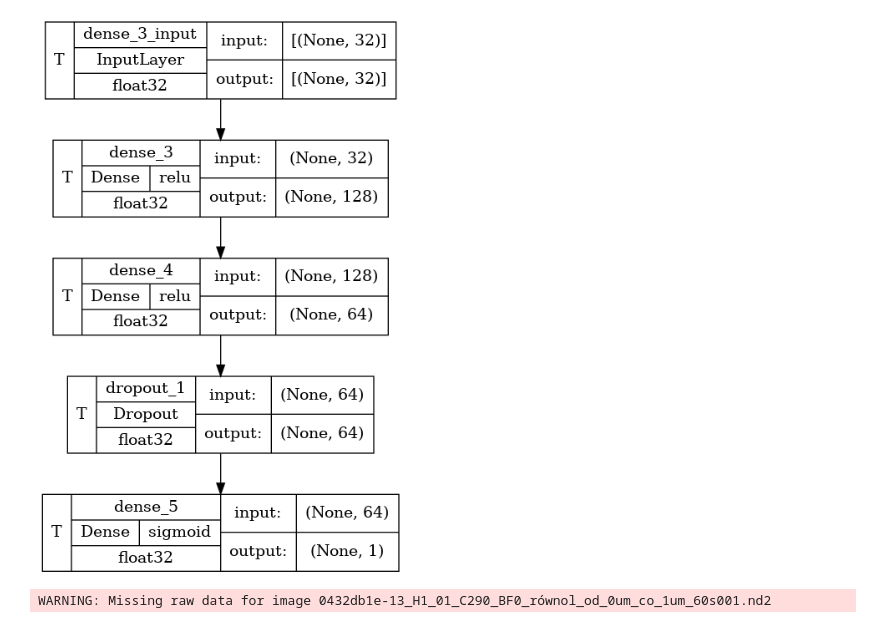
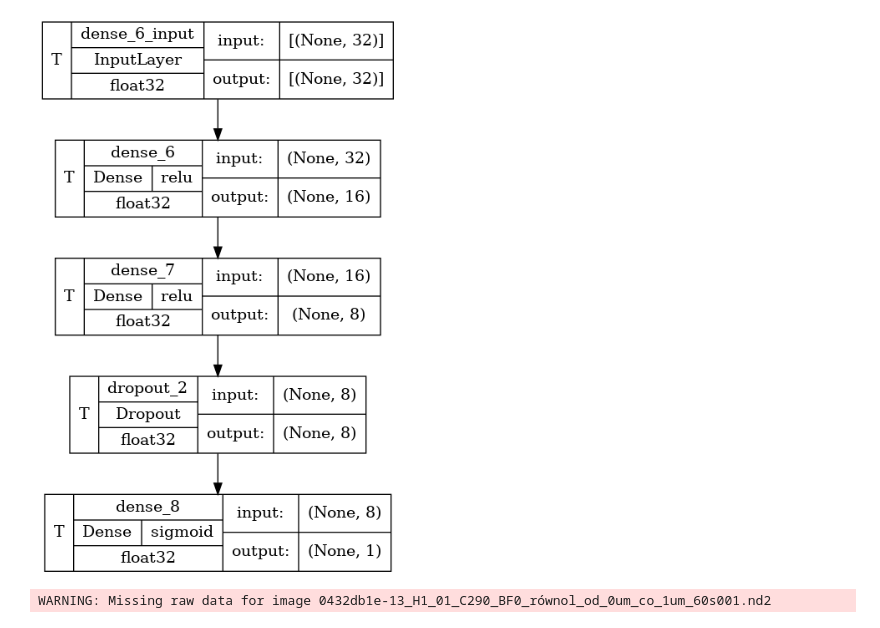
Before and after one commit to kildom/deprecated, a Jupyter notebook: test2.ipynb, the cells around one changed output. Saved outputs shown, nothing was run; the diff lists cells and outputs as text; code cells hidden in the pictures.

```diff
--- a/test2.ipynb
+++ b/test2.ipynb
@@ -17,24 +17,24 @@ To enable the following instructions: AVX2 FMA, in other operations, rebuild Ten
 # %%
 
 
 dropout = tf.keras.layers.Dropout(0.5)
 
 model = tf.keras.models.Sequential([
-  tf.keras.layers.Dense(128, activation='relu', input_shape=(32,)),
-  tf.keras.layers.Dense(64, activation='relu'),
+  tf.keras.layers.Dense(16, activation='relu', input_shape=(32,)),
+  tf.keras.layers.Dense(8, activation='relu'),
   dropout,
   tf.keras.layers.Dense(1, activation='sigmoid')
 ])
 
 model.compile(optimizer='Adam',
               loss=tf.keras.losses.BinaryCrossentropy(),
-              metrics=['binary_accuracy', tf.keras.metrics.FalseNegatives(), tf.keras.metrics.FalsePositives()]
+              metrics=['binary_accuracy', tf.keras.metrics.FalseNegatives(name='false_negatives'), tf.keras.metrics.FalsePositives(name='false_positives')]
               )
 
 tf.keras.utils.plot_model(model, to_file='model.png', show_shapes=True, show_dtype=True, show_layer_names=True, expand_nested=True, show_layer_activations=True, show_trainable=True)
 display.Image(f'model.png')
 # %% [output]
-[figure, old version]
+[figure, new version]
 # %%
 gen = SequenceGenerator('img/project-1-at-2023-04-26-18-24-a552911a.json', 'img/raw')
 train_data = gen.create_conv_sequence(box_size, 32, False)
```
Also changed, not shown: parts of 5 cells of this notebook.
